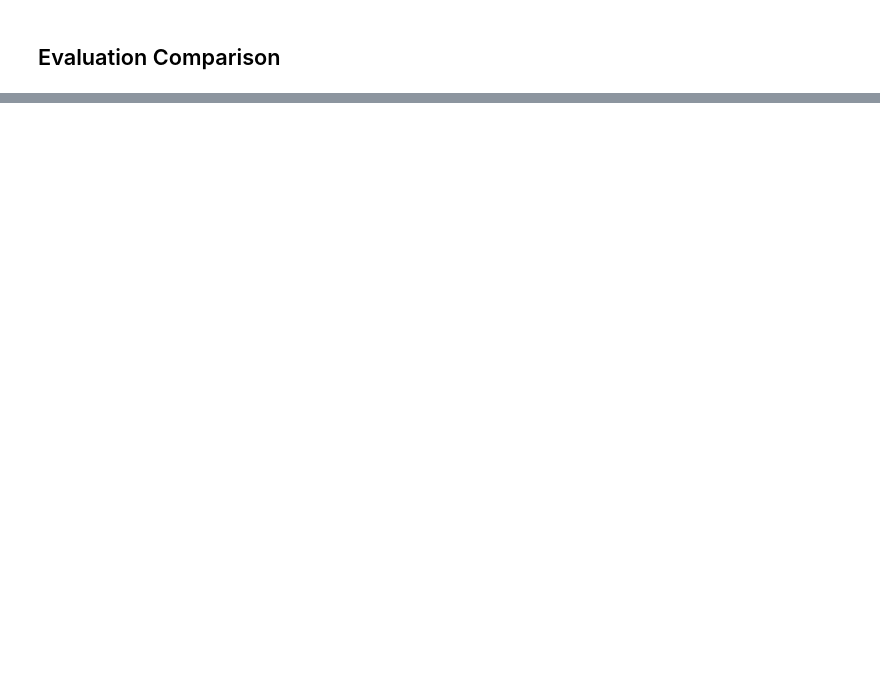
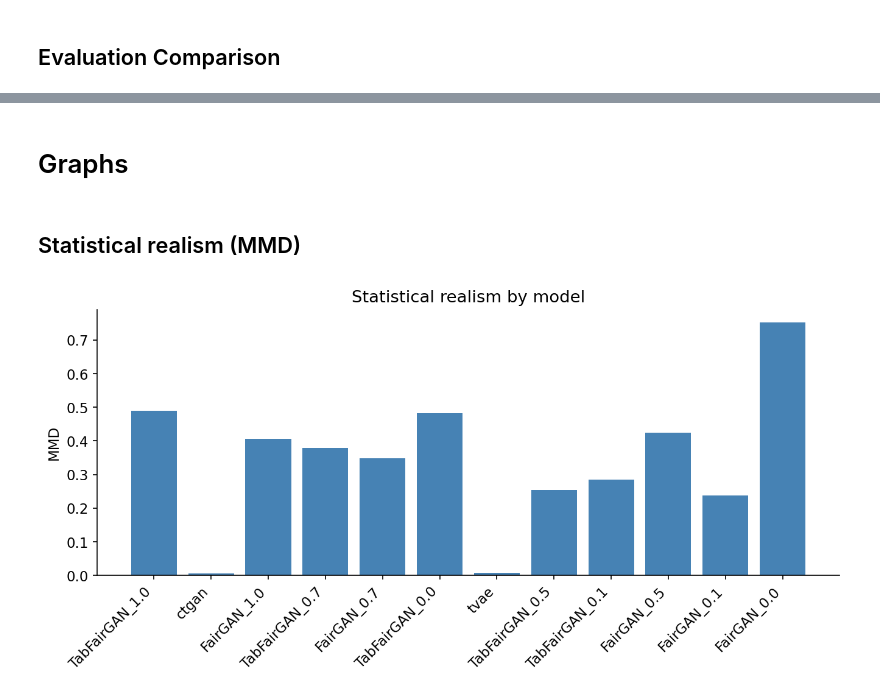
Before and after one commit to saramaggie/fair-synthetic-data-gen, a Jupyter notebook: Notebook_Classify_Eval.ipynb, the cells around one changed output, grey strips where cells are left out. Saved outputs shown, nothing was run; the diff lists cells and outputs as text; code cells hidden in the pictures; blank space fills up the shorter version.

Commit message:
Evaluations Results graphs

```diff
--- a/Notebook_Classify_Eval.ipynb
+++ b/Notebook_Classify_Eval.ipynb
@@ -37,8 +38,10 @@ sensitive_feature = "sex"
 # Synthetic Datasets
 synthetic_datasets = {}
 
-# Speciy column types and order
-X_real = real_df.drop(columns=[target_feature])
+# Leak Columnc
+LEAK_COLS = ["r_charge_degree", "r_charge_desc", "two_year_recid"]
+
+X_real = real_df.drop(columns=[target_feature] + LEAK_COLS)
 CATEGORICAL_COLS = X_real.select_dtypes(include=["object"]).columns.tolist()
 NUMERICAL_COLS = X_real.select_dtypes(exclude=["object"]).columns.tolist()
 FEATURE_ORDER = X_real.columns.tolist()  # The exact order of columns expected
@@ -85,7 +88,7 @@ def train_pipeline(
     numeric_cols: list[str],
     feature_order: list[str],
 ) -> Pipeline:
-    """Trains a pipeline on a given dataset (real or synthetic)."""
+    """Trains a pipeline on a given dataset."""
 
     X_train = train_df.drop(columns=[target_col])
     y_train = train_df[target_col]
@@ -192,6 +213,7 @@ def evaluate_fairness(
 
     # Predict using trained pipeline
     y_pred = model.predict(X_test)
+    y_pred = pd.Series(y_pred, index=X_test.index)
 
     # Compute fairness metrics
     results = {
@@ -361,0 +441,2 @@ final_df
+# %% [markdown]
+# Graphs
@@ -361,0 +446,21 @@ final_df
+# %%
+metric_cols = ["accuracy", "auc", "demographic_parity", "disparate_impact",
+               "equal_opportunity", "equalized_odds", "MMD"]
+final_df[metric_cols] = final_df[metric_cols].apply(pd.to_numeric, errors="coerce")
+
+os.makedirs("figures", exist_ok=True)
+# %% [markdown]
+## Statistical realism (MMD)
+# %%
+mmd_data = final_df["MMD"].dropna()
+
+plt.figure(figsize=(9, 4.5))
+plt.bar(mmd_data.index, mmd_data.values, color="steelblue")
+plt.ylabel("MMD")
+plt.title("Statistical realism by model")
+plt.xticks(rotation=45, ha="right")
+plt.tight_layout()
+plt.savefig("figures/stat_realism_mmd.png")
+plt.show()
+# %% [output]
+[figure, added]
```
Also changed, not shown: parts of 13 cells of this notebook, 4 other files.
